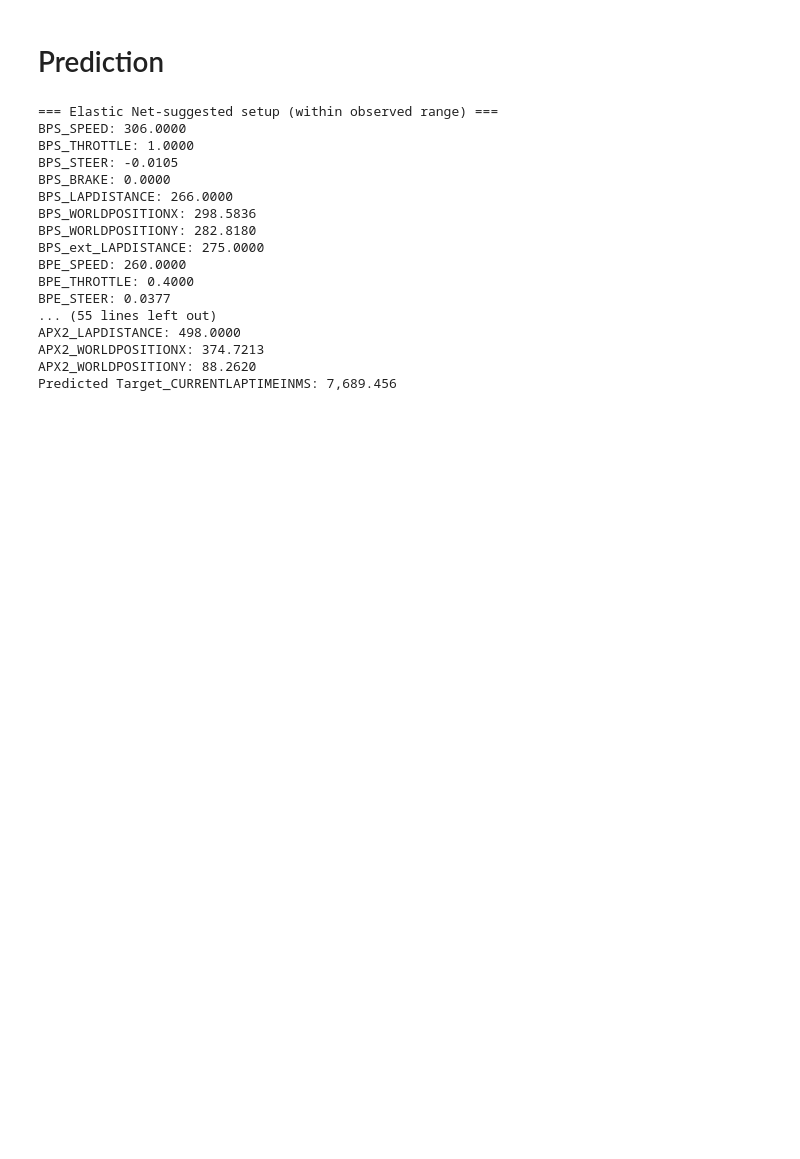
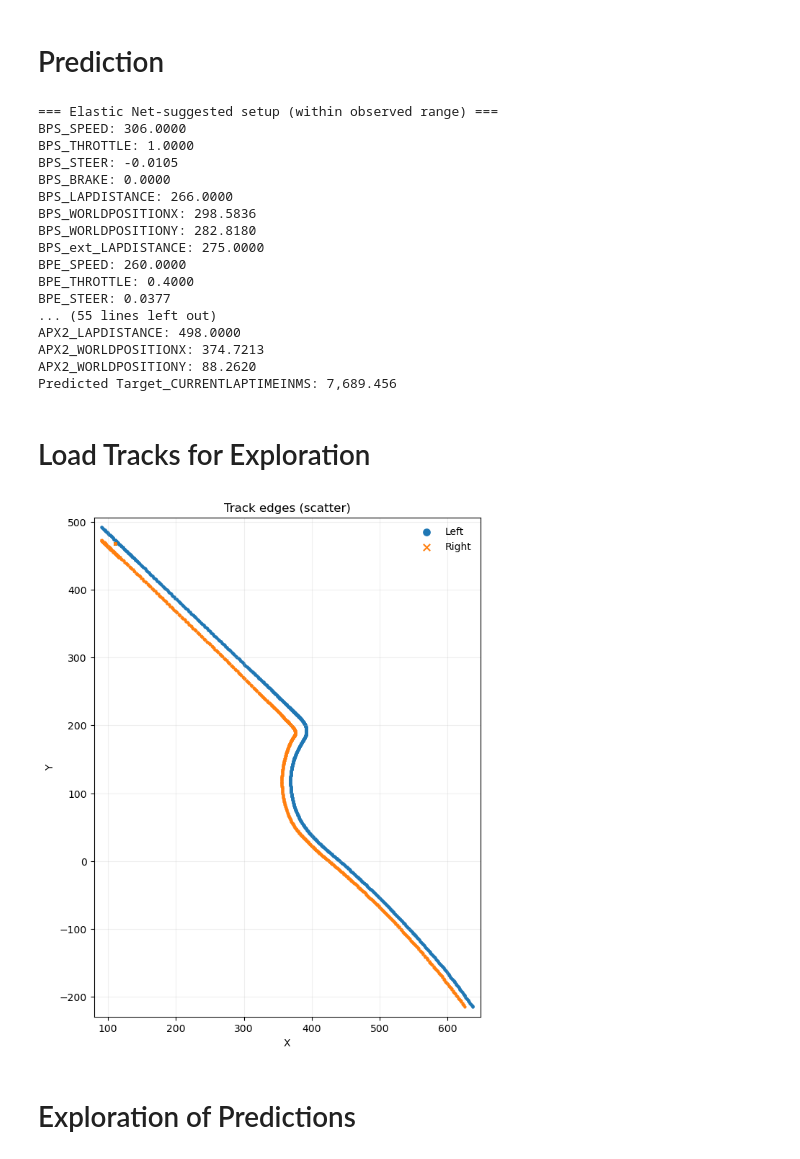
Before and after one commit to muhaseeb34/Data3001-Modelling-2, a Jupyter notebook: ElNet_model_prediction.ipynb, the cells around one changed output. Cells and saved outputs as stored; diff of their text form; code cells hidden in the pictures; blank space fills up the shorter version.

```diff
--- a/ElNet_model_prediction.ipynb
+++ b/ElNet_model_prediction.ipynb
@@ -196,3 +309,5 @@ APX2_LAPDISTANCE: 498.0000
 APX2_WORLDPOSITIONX: 374.7213
 APX2_WORLDPOSITIONY: 88.2620
 Predicted Target_CURRENTLAPTIMEINMS: 7,689.456
+# %% [markdown]
+# Load Tracks for Exploration
@@ -198,0 +348,21 @@ Predicted Target_CURRENTLAPTIMEINMS: 7,689.456
+# %%
+import matplotlib.pyplot as plt
+
+fig, ax = plt.subplots(figsize=(7, 9))
+
+ax.scatter(left_f["L_X"],  left_data["L_Y"],  s=5, marker="o", label="Left")
+ax.scatter(right_f["R_X"], right_data["R_Y"], s=5, marker="x", label="Right")
+
+ax.set_aspect("equal", adjustable="box")
+ax.margins(0.02)
+ax.set_xlabel("X")
+ax.set_ylabel("Y")
+ax.set_title("Track edges (scatter)")
+ax.legend(markerscale=3, frameon=False)
+ax.grid(True, alpha=0.2)
+
+plt.show()
+# %% [output]
+[figure, added]
+# %% [markdown]
+# Exploration of Predictions
```
Also changed, not shown: parts of 15 cells of this notebook, 2 other files.
